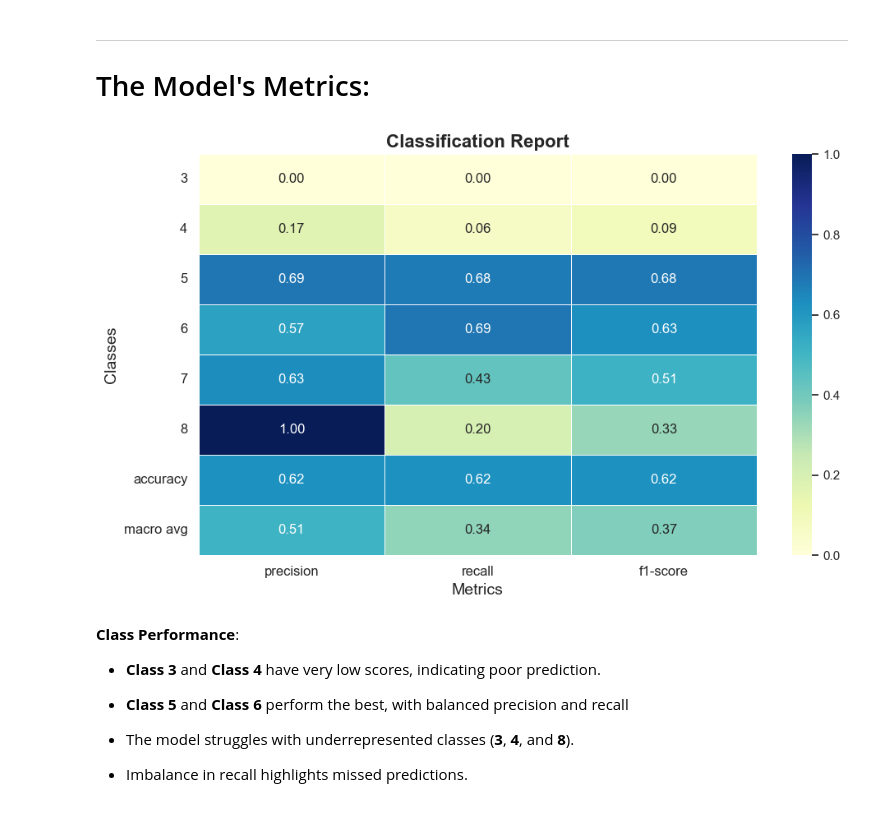
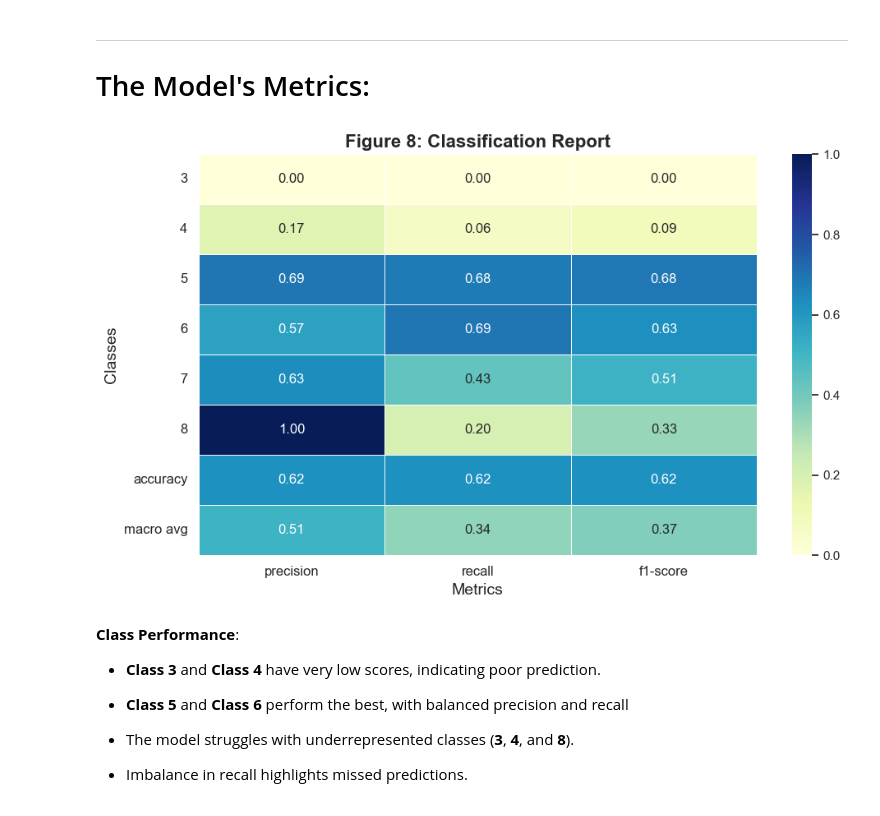
Before and after one commit to airbagdeer/tabular-ds-project, a Jupyter notebook: EX1.ipynb, the cells around one changed output. Drawn from its saved outputs; the diff is of its cells as text; code cells hidden in the pictures.

```diff
--- a/EX1.ipynb
+++ b/EX1.ipynb
@@ -464,28 +465,28 @@ The model does not show a consistent tendency to overestimate or underestimate,
 # %%
 report = classification_report(
     y_test, y_pred_rounded, target_names=['3', '4', '5', '6', '7', '8'], output_dict=True
 )
 
 df_report = pd.DataFrame(report).transpose()
 
 df_report = df_report.drop(columns=['support'], errors='ignore')
 
 plt.figure(figsize=(10, 6))
 sns.heatmap(
     df_report.iloc[:-1, :].astype(float),
     annot=True, cmap="YlGnBu", cbar=True, fmt=".2f", linewidths=0.5,
 )
 
-plt.title('Classification Report', fontsize=16, weight='bold')
+plt.title('Figure 8: Classification Report', fontsize=16, weight='bold')
 plt.xlabel('Metrics', fontsize=14)
 plt.ylabel('Classes', fontsize=14)
 plt.xticks(fontsize=12)
 plt.yticks(fontsize=12, rotation=0)
 plt.tight_layout()
 
 plt.show()
 # %% [output]
-[figure, old version]
+[figure, new version]
 # %% [markdown]
 **Class Performance**:
    - **Class 3** and **Class 4** have very low scores, indicating poor prediction.
```
Also changed, not shown: parts of 7 cells of this notebook.
